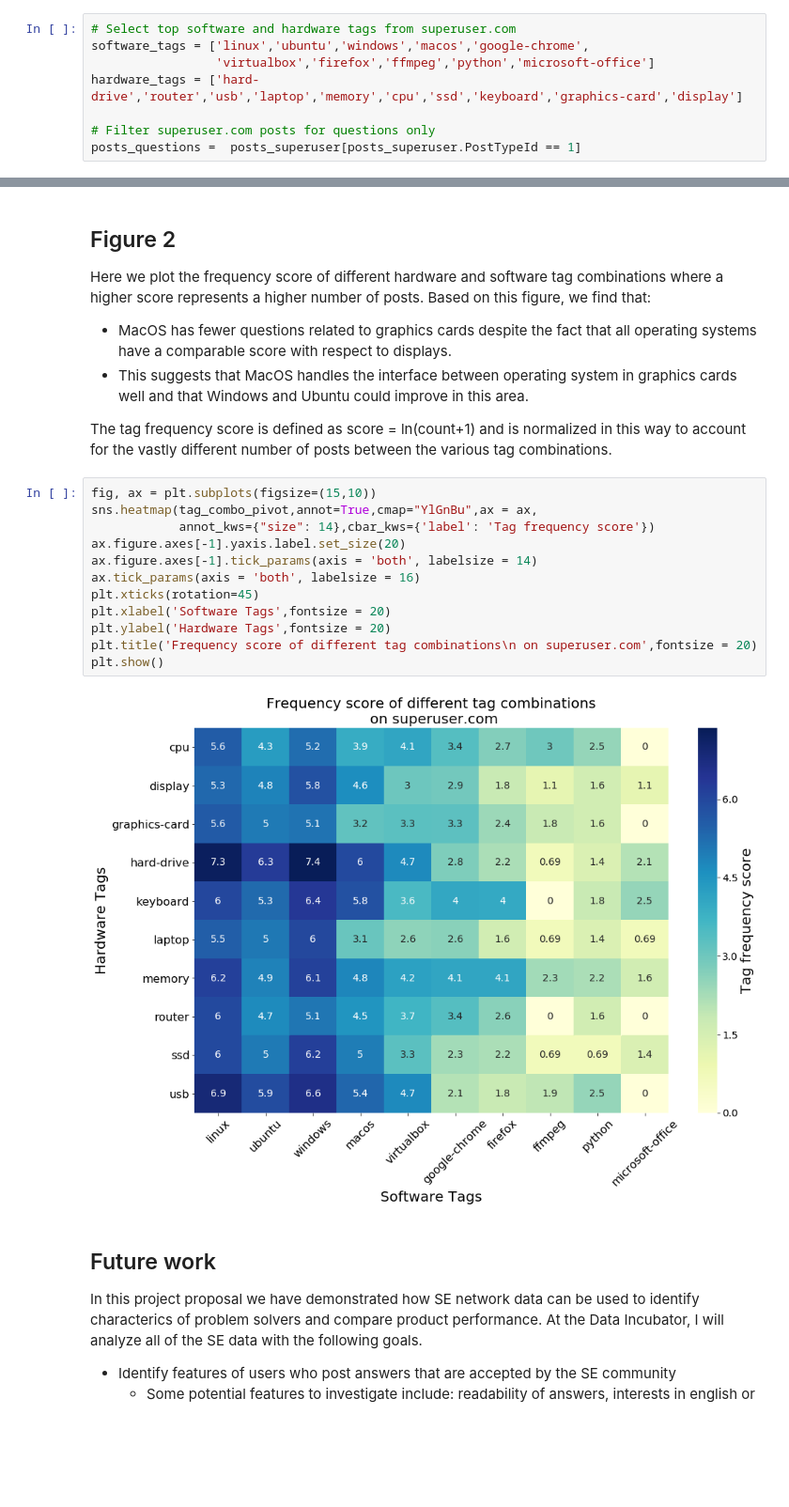
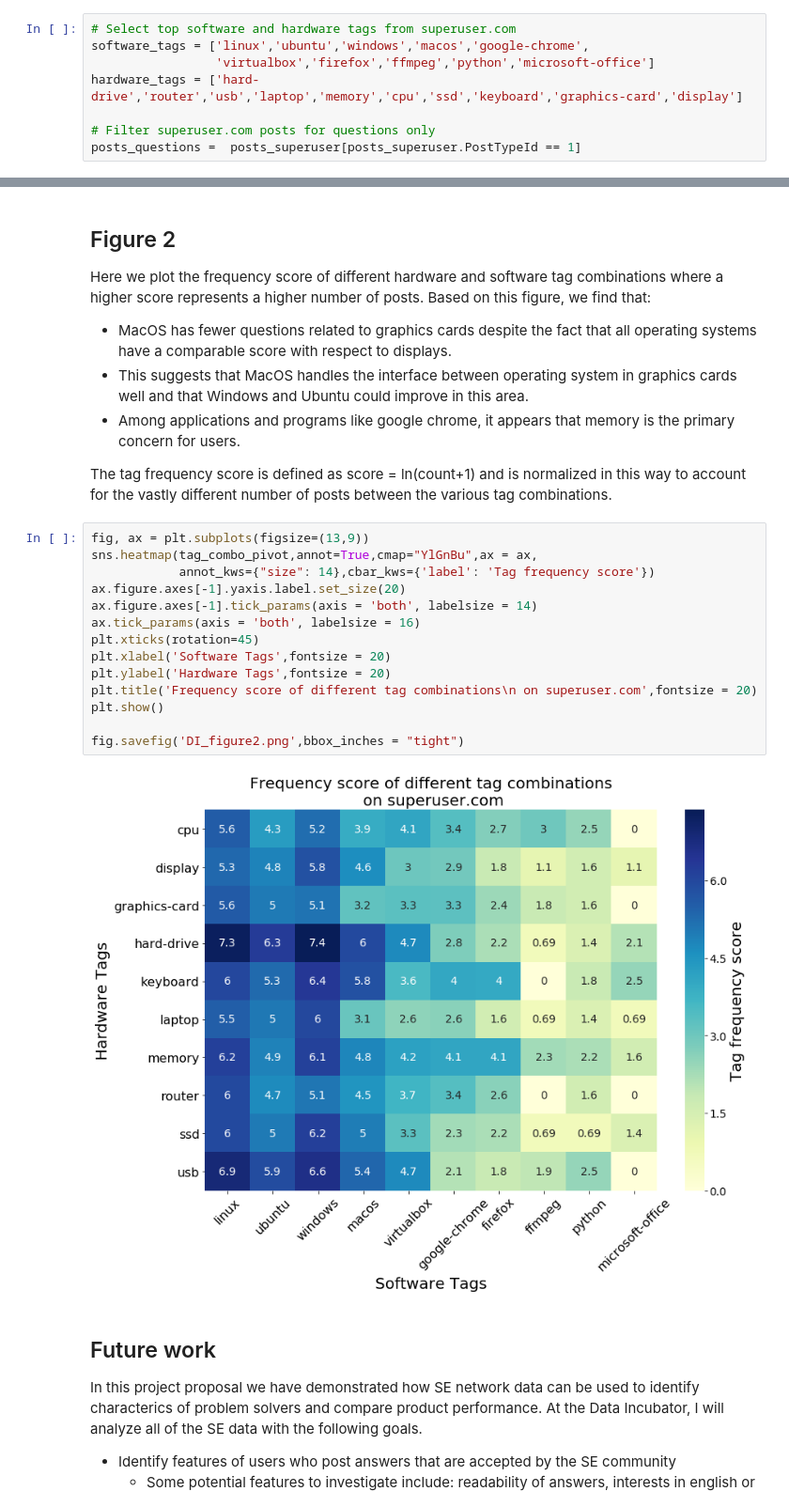
Before and after one commit to peterlzhang/DI-project, a Jupyter notebook: DI Project proposal.ipynb, the cells around one changed output, grey strips where cells are left out. Shown at 94% size. Saved outputs shown, nothing was run; the diff lists cells and outputs as text; blank space fills up the shorter version.

```diff
--- a/DI Project proposal.ipynb
+++ b/DI Project proposal.ipynb
@@ -192,22 +180,25 @@ tag_combo_pivot = tag_combo_pivot.reindex_axis(column_order,axis = 1)
 Here we plot the frequency score of different hardware and software tag combinations where a higher score represents a higher number of posts. Based on this figure, we find that:
 - MacOS has fewer questions related to graphics cards despite the fact that all operating systems have a comparable score with respect to displays.
 - This suggests that MacOS handles the interface between operating system in graphics cards well and that Windows and Ubuntu could improve in this area.
+- Among applications and programs like google chrome, it appears that memory is the primary concern for users.
 
 The tag frequency score is defined as score = ln(count+1) and is normalized in this way to account for the vastly different number of posts between the various tag combinations.
 # %%
-fig, ax = plt.subplots(figsize=(15,10))
+fig, ax = plt.subplots(figsize=(13,9))
 sns.heatmap(tag_combo_pivot,annot=True,cmap="YlGnBu",ax = ax,
             annot_kws={"size": 14},cbar_kws={'label': 'Tag frequency score'})
 ax.figure.axes[-1].yaxis.label.set_size(20)
 ax.figure.axes[-1].tick_params(axis = 'both', labelsize = 14)
 ax.tick_params(axis = 'both', labelsize = 16)
 plt.xticks(rotation=45)
 plt.xlabel('Software Tags',fontsize = 20)
 plt.ylabel('Hardware Tags',fontsize = 20)
 plt.title('Frequency score of different tag combinations\n on superuser.com',fontsize = 20)
 plt.show()
+
+fig.savefig('DI_figure2.png',bbox_inches = "tight")
 # %% [output]
-[figure, old version]
+[figure, new version]
 # %% [markdown]
 ## Future work
 
```
Also changed, not shown: parts of 4 cells of this notebook.
